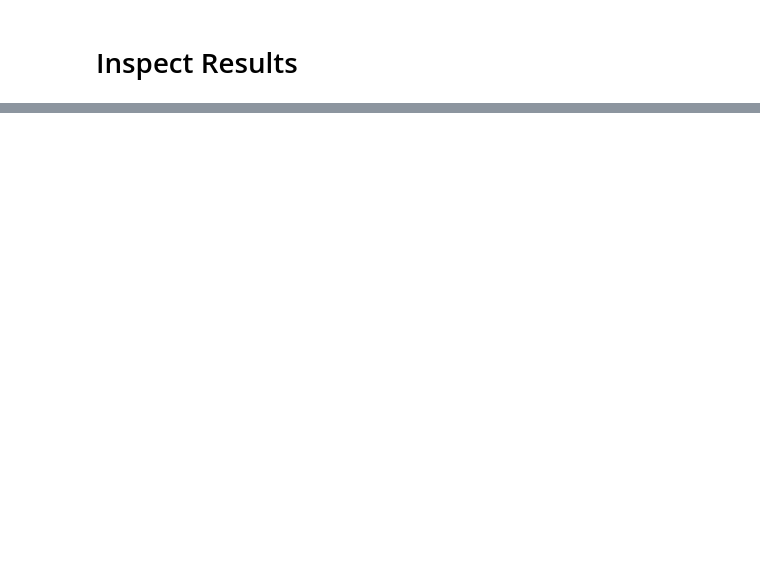
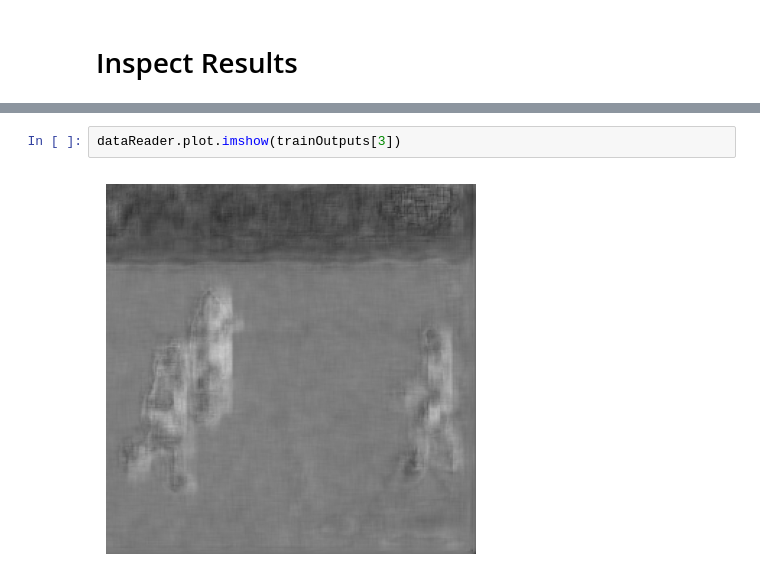
Before and after one commit to Holindauer/SoccerSegmentation, a Jupyter notebook: trainNotebook.ipynb, the cells around one changed output, grey strips where cells are left out. Drawn from its saved outputs; the diff is of its cells as text; blank space fills up the shorter version.

```diff
--- a/trainNotebook.ipynb
+++ b/trainNotebook.ipynb
@@ -117 +173,5 @@ Epoch 5 Train Loss: 0.2056 Test Loss: 0.0046
+# %%
+dataReader.plot.imshow(trainOutputs[3])
+# %% [output]
+[figure, added]
 # %%
```
Also changed, not shown: parts of 19 cells of this notebook, 2 other files.
